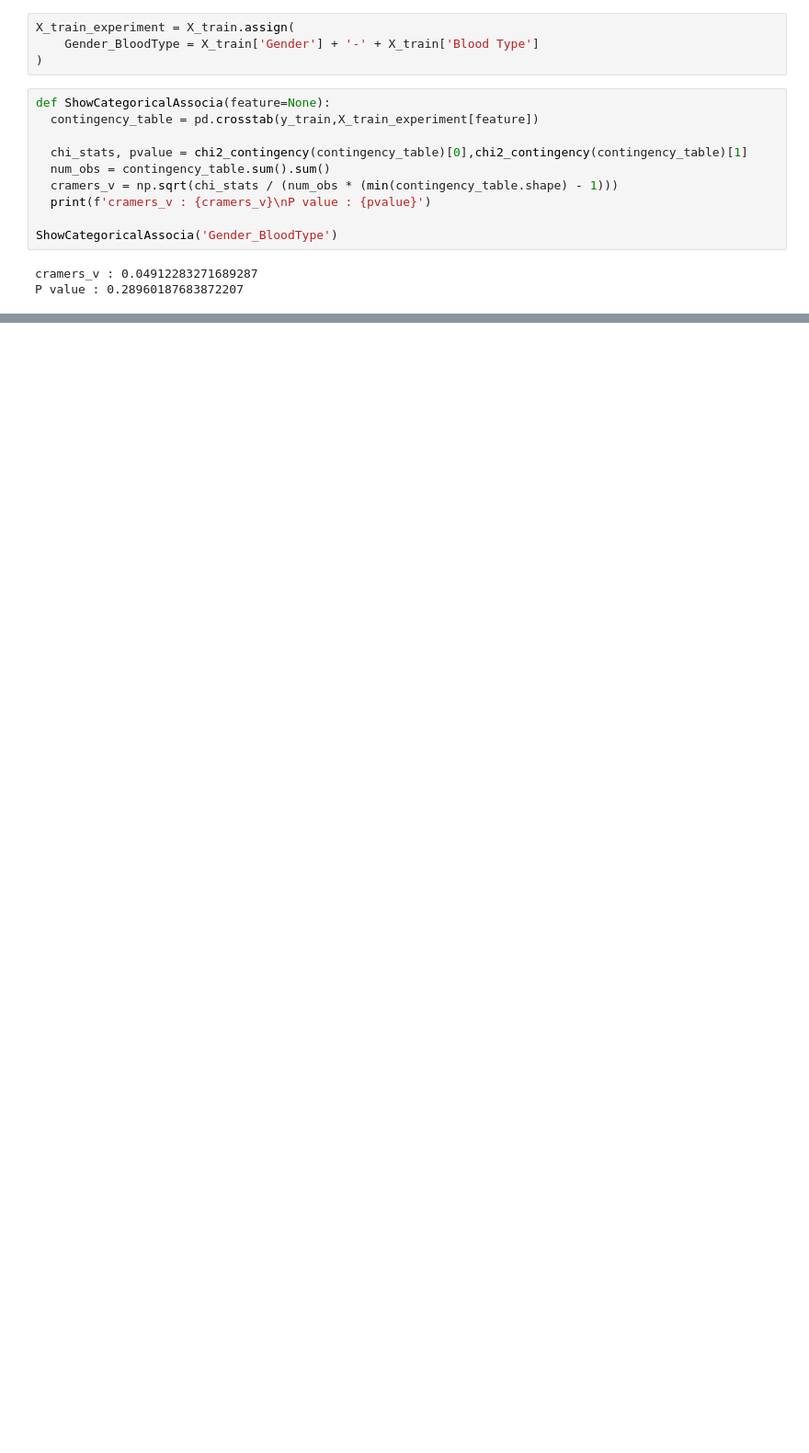
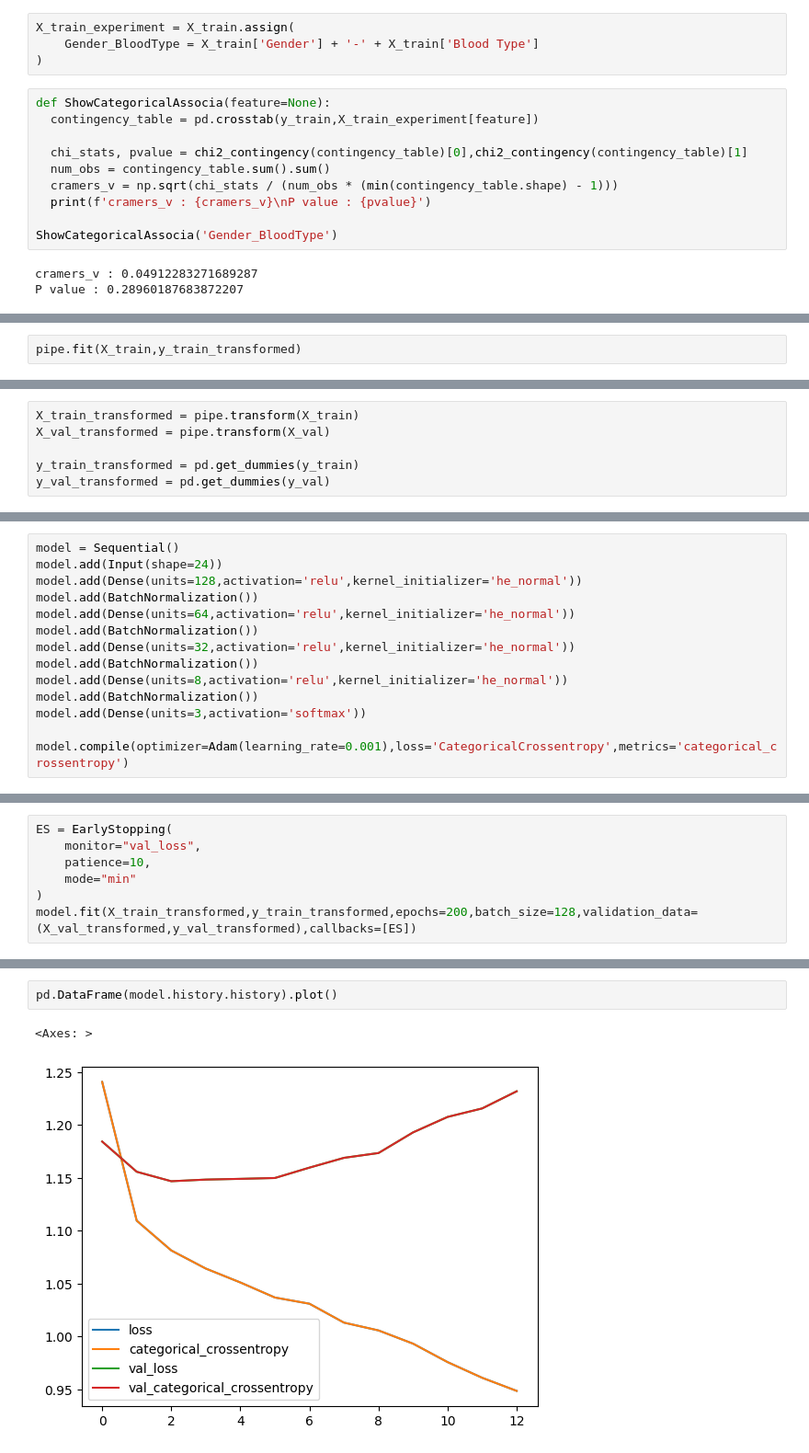
Before and after one commit to SarkarPriyanshu/DataScienceAssign, a Jupyter notebook: Healthcare_Dataset_Using_Tensorflow.ipynb, the cells around one changed output, grey strips where cells are left out. Shown at 92% size. Saved outputs shown, nothing was run; the diff lists cells and outputs as text; blank space fills up the shorter version.

```diff
--- a/Healthcare_Dataset_Using_Tensorflow.ipynb
+++ b/Healthcare_Dataset_Using_Tensorflow.ipynb
@@ -610,0 +742,2 @@ P value : 0.28960187683872207
+# %%
+pipe.fit(X_train,y_train_transformed)
@@ -610,0 +751,6 @@ P value : 0.28960187683872207
+# %%
+X_train_transformed = pipe.transform(X_train)
+X_val_transformed = pipe.transform(X_val)
+
+y_train_transformed = pd.get_dummies(y_train)
+y_val_transformed = pd.get_dummies(y_val)
@@ -610,0 +768,14 @@ P value : 0.28960187683872207
+# %%
+model = Sequential()
+model.add(Input(shape=24))
+model.add(Dense(units=128,activation='relu',kernel_initializer='he_normal'))
+model.add(BatchNormalization())
+model.add(Dense(units=64,activation='relu',kernel_initializer='he_normal'))
+model.add(BatchNormalization())
+model.add(Dense(units=32,activation='relu',kernel_initializer='he_normal'))
+model.add(BatchNormalization())
+model.add(Dense(units=8,activation='relu',kernel_initializer='he_normal'))
+model.add(BatchNormalization())
+model.add(Dense(units=3,activation='softmax'))
+
+model.compile(optimizer=Adam(learning_rate=0.001),loss='CategoricalCrossentropy',metrics='categorical_crossentropy')
@@ -610,0 +802,7 @@ P value : 0.28960187683872207
+# %%
+ES = EarlyStopping(
+    monitor="val_loss",
+    patience=10,
+    mode="min"
+)
+model.fit(X_train_transformed,y_train_transformed,epochs=200,batch_size=128,validation_data=(X_val_transformed,y_val_transformed),callbacks=[ES])
@@ -610,0 +828,5 @@ P value : 0.28960187683872207
+# %%
+pd.DataFrame(model.history.history).plot()
+# %% [output]
+<Axes: >
+[figure, added]
```
Also changed, not shown: parts of 41 cells of this notebook.
